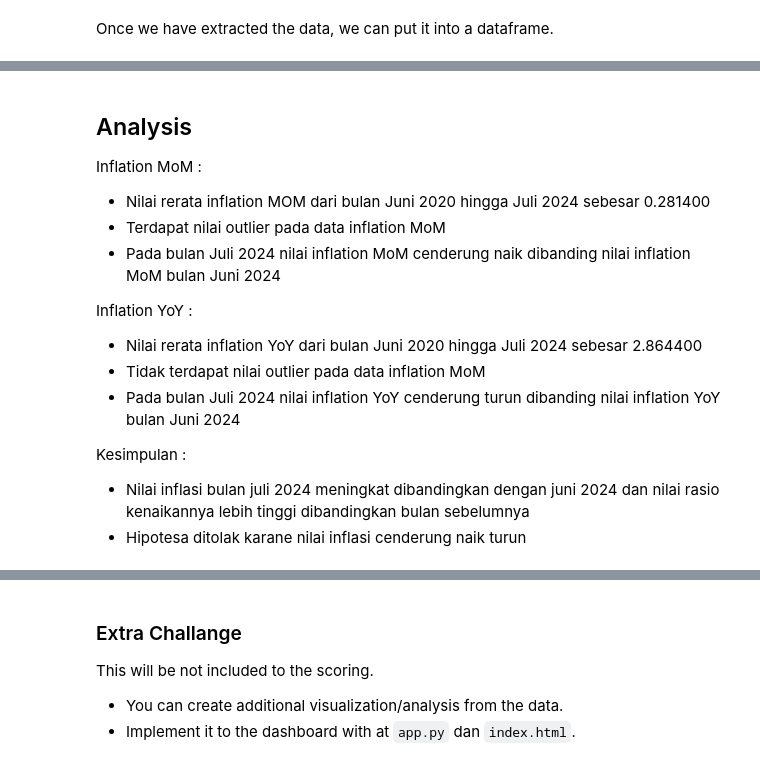
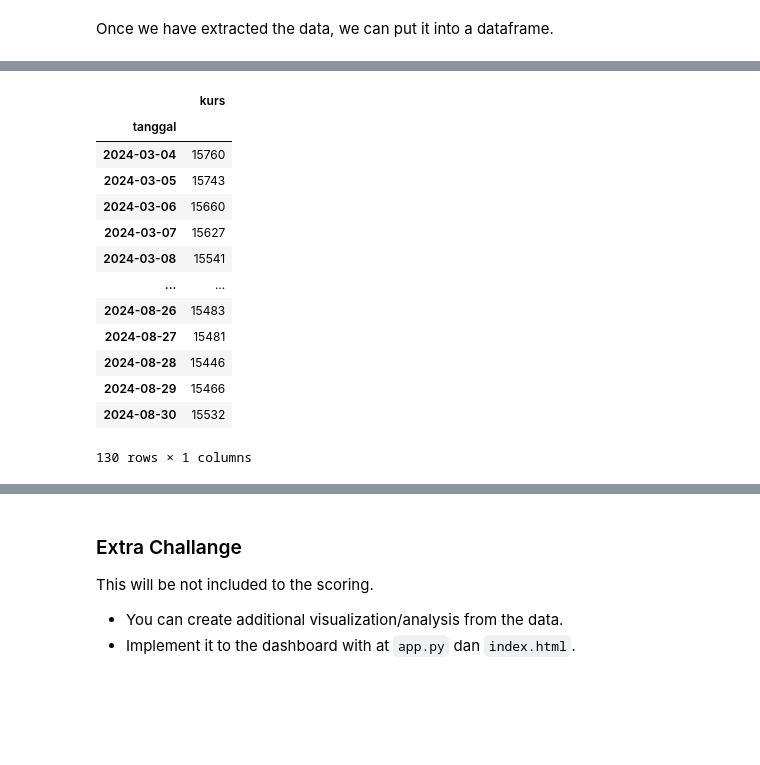
Before and after one commit to SyifaniAkmaliah/capstone-webscraping-website-exchangeb-, a Jupyter notebook: Notebook Skeleton Capstone Beautiful Soup - Web Exchange.ipynb, the cells around one changed output, grey strips where cells are left out. Saved outputs shown, nothing was run; the diff lists cells and outputs as text; code cells hidden in the pictures; blank space fills up the shorter version.

```diff
--- a/Notebook Skeleton Capstone Beautiful Soup - Web Exchange.ipynb
+++ b/Notebook Skeleton Capstone Beautiful Soup - Web Exchange.ipynb
@@ -243,16 +279,17 @@ df['inflation_yoy'].plot.box()
-# %% [markdown]
-## Analysis
-
-Inflation MoM :
-- Nilai rerata inflation MOM dari bulan Juni 2020 hingga Juli 2024 sebesar 0.281400
-- Terdapat nilai outlier pada data inflation MoM
-- Pada bulan Juli 2024 nilai inflation MoM cenderung naik dibanding nilai inflation MoM bulan Juni 2024
-
-Inflation YoY :
-- Nilai rerata inflation YoY dari bulan Juni 2020 hingga Juli 2024 sebesar  2.864400
-- Tidak terdapat nilai outlier pada data inflation MoM
-- Pada bulan Juli 2024 nilai inflation YoY cenderung turun dibanding nilai inflation YoY bulan Juni 2024
-
-Kesimpulan :
-- Nilai inflasi bulan juli 2024 meningkat dibandingkan dengan juni 2024 dan nilai rasio kenaikannya lebih tinggi dibandingkan bulan sebelumnya
-- Hipotesa ditolak karane nilai inflasi cenderung naik turun
+# %%
+data
+# %% [output]
+|  | kurs |
+| tanggal |  |
+| 2024-03-04 | 15760 |
+| 2024-03-05 | 15743 |
+| 2024-03-06 | 15660 |
+| 2024-03-07 | 15627 |
+| 2024-03-08 | 15541 |
+| ... | ... |
+| 2024-08-26 | 15483 |
+| 2024-08-27 | 15481 |
+| 2024-08-28 | 15446 |
+| 2024-08-29 | 15466 |
+| 2024-08-30 | 15532 |
+130 rows × 1 columns
```
Also changed, not shown: parts of 50 cells of this notebook.
